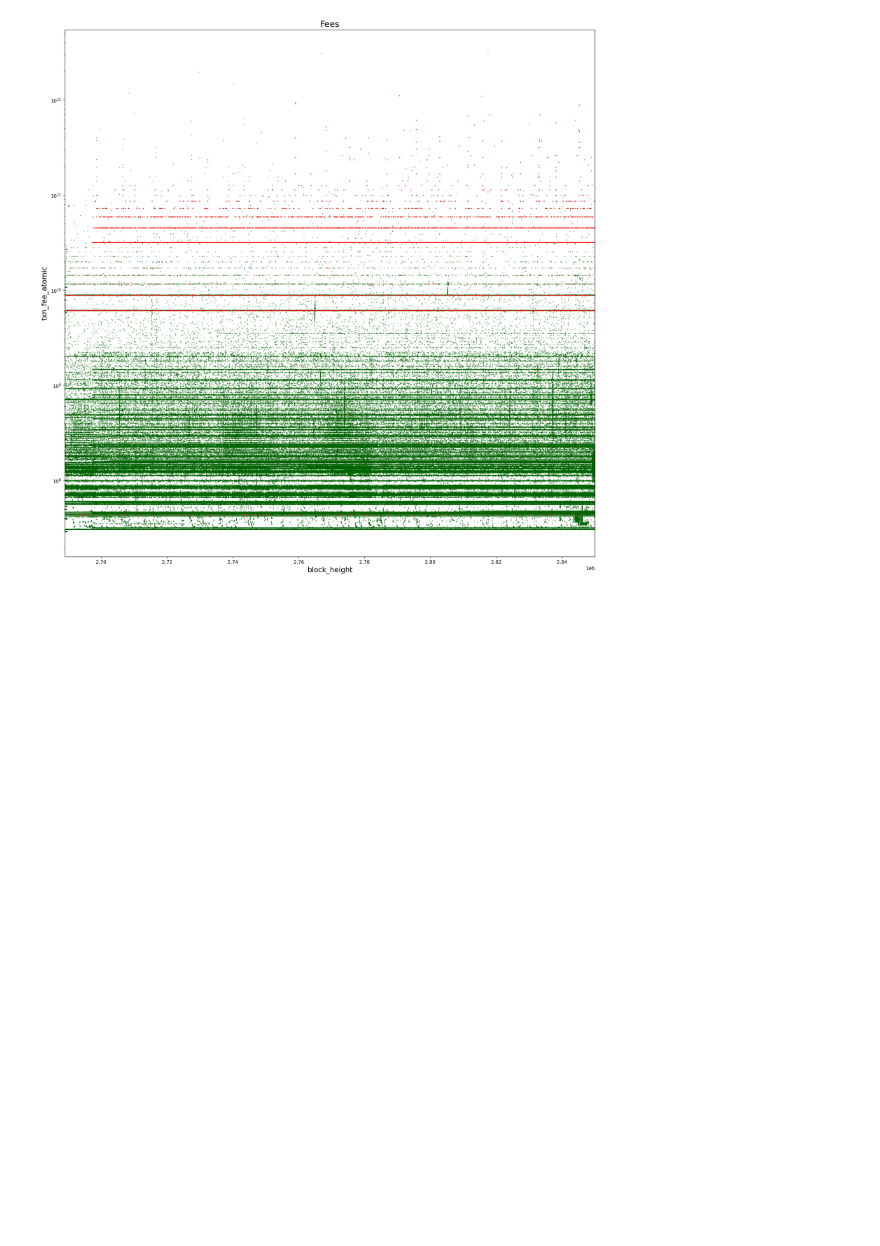
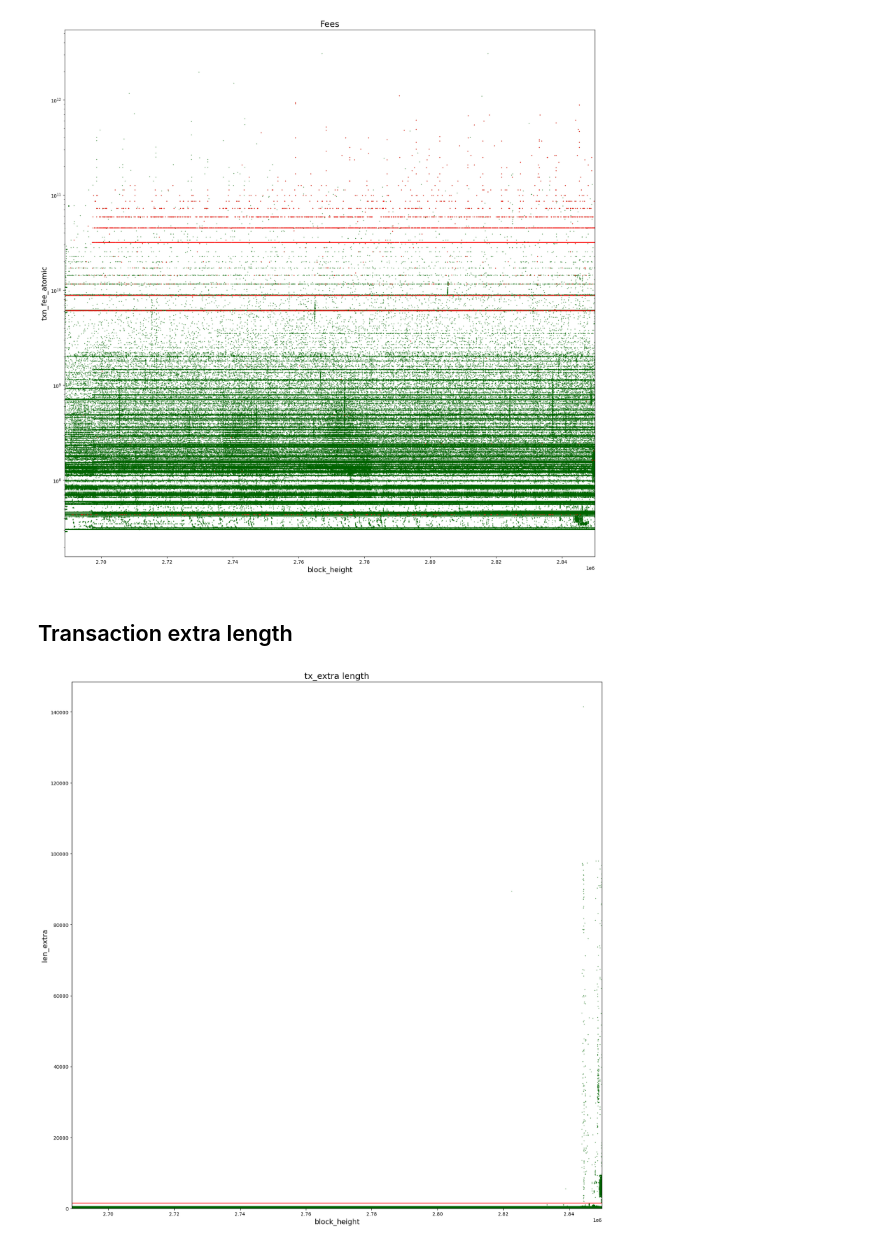
Before and after one commit to Mitchellpkt/monero_fingerprinting_pipeline, a Jupyter notebook: viz.ipynb, the cells around one changed output. Cells and saved outputs as stored; diff of their text form; code cells hidden in the pictures; blank space fills up the shorter version.

```diff
--- a/viz.ipynb
+++ b/viz.ipynb
@@ -216,3 +230,17 @@ print(len(v.data[v.data['is_in_ymxb_fees']]))
 14084
 [figure]
 [figure]
+# %% [markdown]
+## Transaction extra length
+# %%
+v.scatter(
+    x='block_height',
+    y='len_extra',
+    title="tx_extra length",
+    markersize=0.25,
+    figsize=(20,20),
+    ylim = (0, None),
+)
+plt.axhline(y=1500, color='r');
+# %% [output]
+[figure, added]
```
Also changed, not shown: parts of 8 cells of this notebook.
